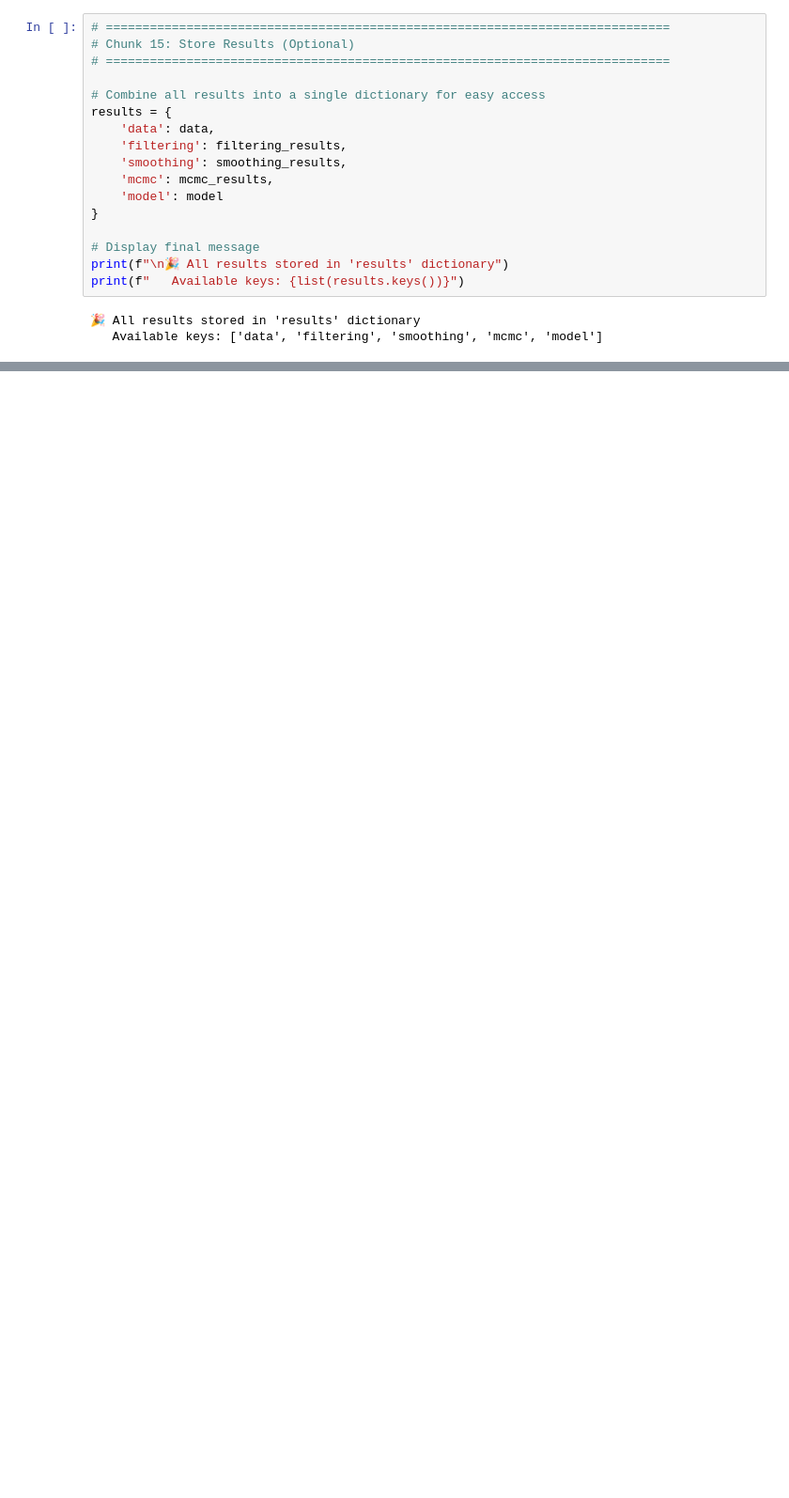
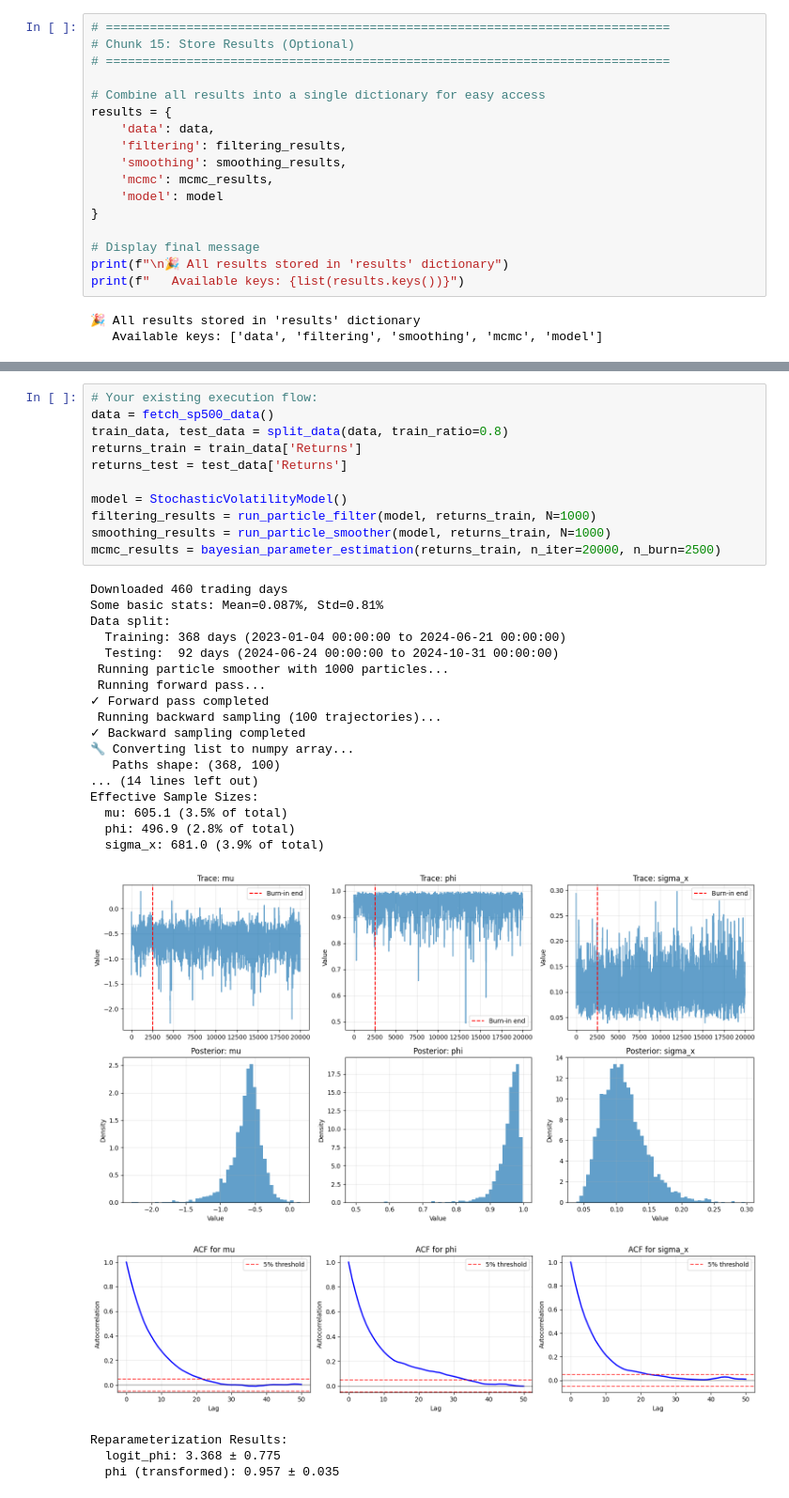
Before and after one commit to designed7000/UCL-Research-Project, a Jupyter notebook: Week1/Week1.ipynb, the cells around one changed output, grey strips where cells are left out. Shown at 94% size. Cells and saved outputs as stored; diff of their text form; blank space fills up the shorter version.

```diff
--- a/Week1/Week1.ipynb
+++ b/Week1/Week1.ipynb
@@ -2359,0 +1095,34 @@ Proper Bayesian approach:
+# %%
+# Your existing execution flow:
+data = fetch_sp500_data()
+train_data, test_data = split_data(data, train_ratio=0.8)
+returns_train = train_data['Returns']
+returns_test = test_data['Returns']
+
+model = StochasticVolatilityModel()
+filtering_results = run_particle_filter(model, returns_train, N=1000)
+smoothing_results = run_particle_smoother(model, returns_train, N=1000)
+mcmc_results = bayesian_parameter_estimation(returns_train, n_iter=20000, n_burn=2500)
+# %% [output]
+Downloaded 460 trading days
+Some basic stats: Mean=0.087%, Std=0.81%
+Data split:
+  Training: 368 days (2023-01-04 00:00:00 to 2024-06-21 00:00:00)
+  Testing:  92 days (2024-06-24 00:00:00 to 2024-10-31 00:00:00)
+ Running particle smoother with 1000 particles...
+ Running forward pass...
+✓ Forward pass completed
+ Running backward sampling (100 trajectories)...
+✓ Backward sampling completed
+🔧 Converting list to numpy array...
+   Paths shape: (368, 100)
+... (14 lines left out)
+Effective Sample Sizes:
+  mu: 605.1 (3.5% of total)
+  phi: 496.9 (2.8% of total)
+  sigma_x: 681.0 (3.9% of total)
+[figure, added]
+[figure, added]
+Reparameterization Results:
+  logit_phi: 3.368 ± 0.775
+  phi (transformed): 0.957 ± 0.035
```
Also changed, not shown: parts of 27 cells of this notebook, 1 other file.
